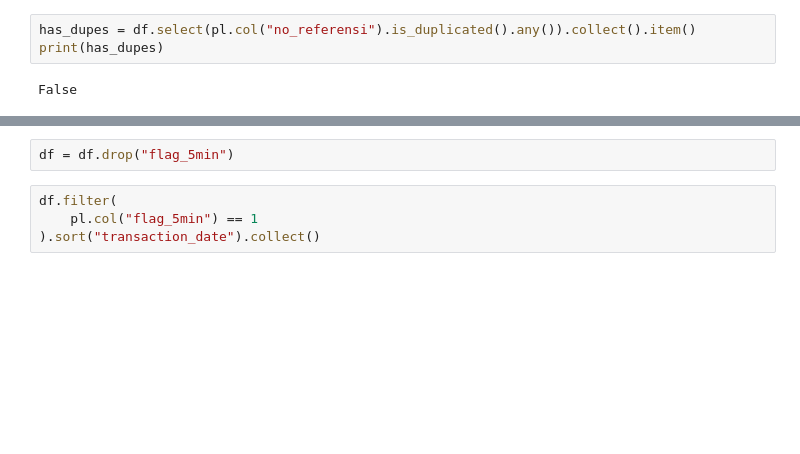
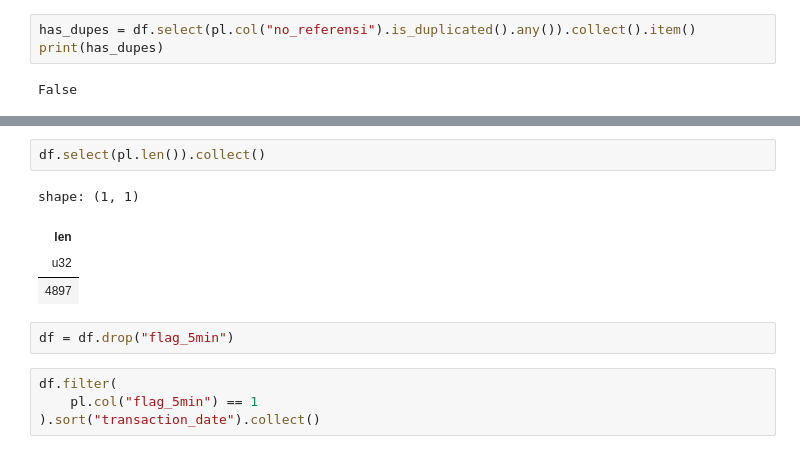
Before and after one commit to daniel-satria/fds_bvic, a Jupyter notebook: ibmb_script/tf_online/tf_online_5min/test_hist.ipynb, the cells around one changed output, grey strips where cells are left out. Drawn from its saved outputs; the diff is of its cells as text; blank space fills up the shorter version.

```diff
--- a/ibmb_script/tf_online/tf_online_5min/test_hist.ipynb
+++ b/ibmb_script/tf_online/tf_online_5min/test_hist.ipynb
@@ -41,3 +49,10 @@ False
+# %%
+df.select(pl.len()).collect()
+# %% [output]
+shape: (1, 1)
+| len |
+| u32 |
+| 4897 |
 # %%
 df = df.drop("flag_5min")
 # %%
```
Also changed, not shown: parts of 2 cells of this notebook, 4 other files.
